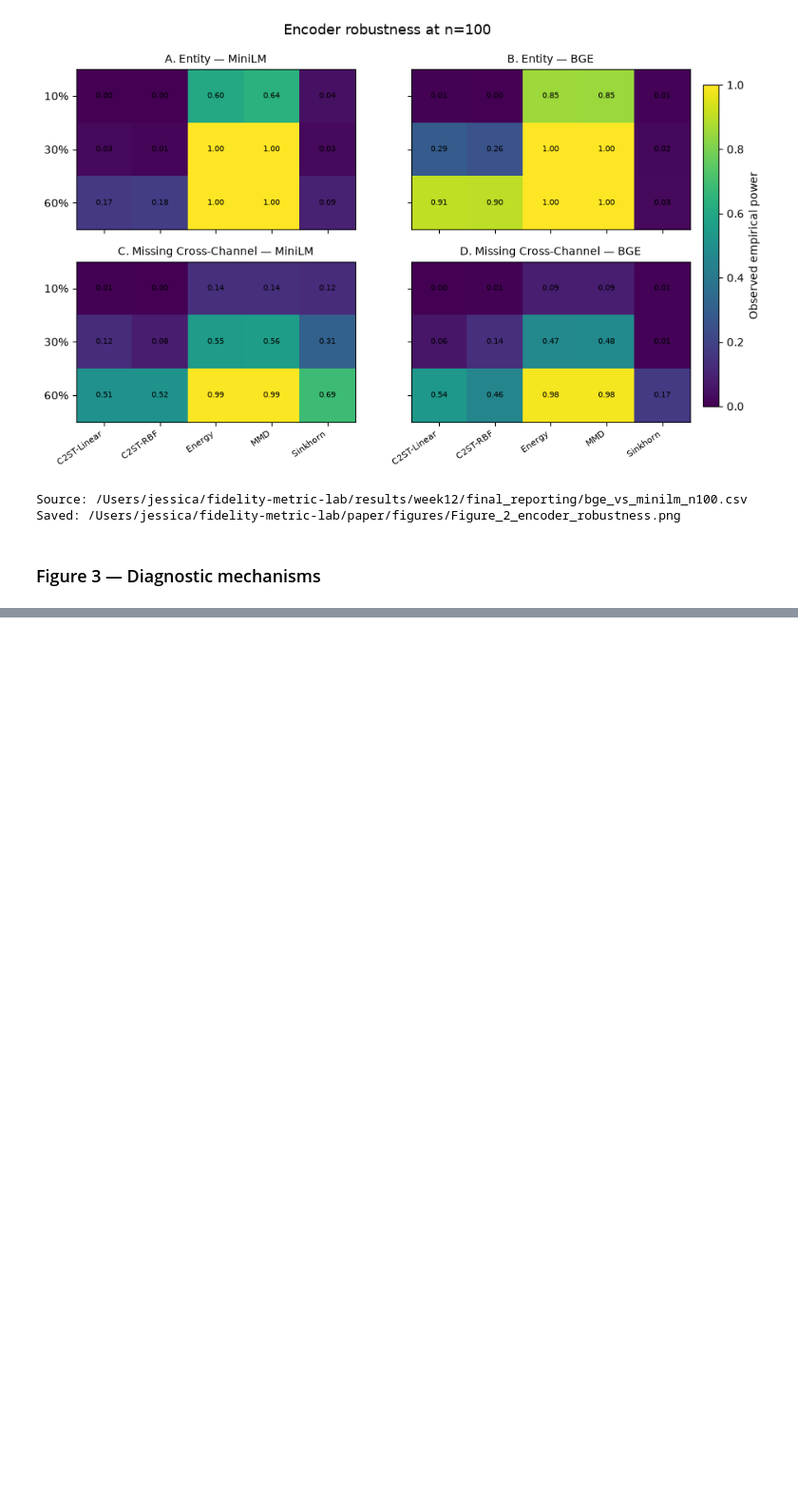
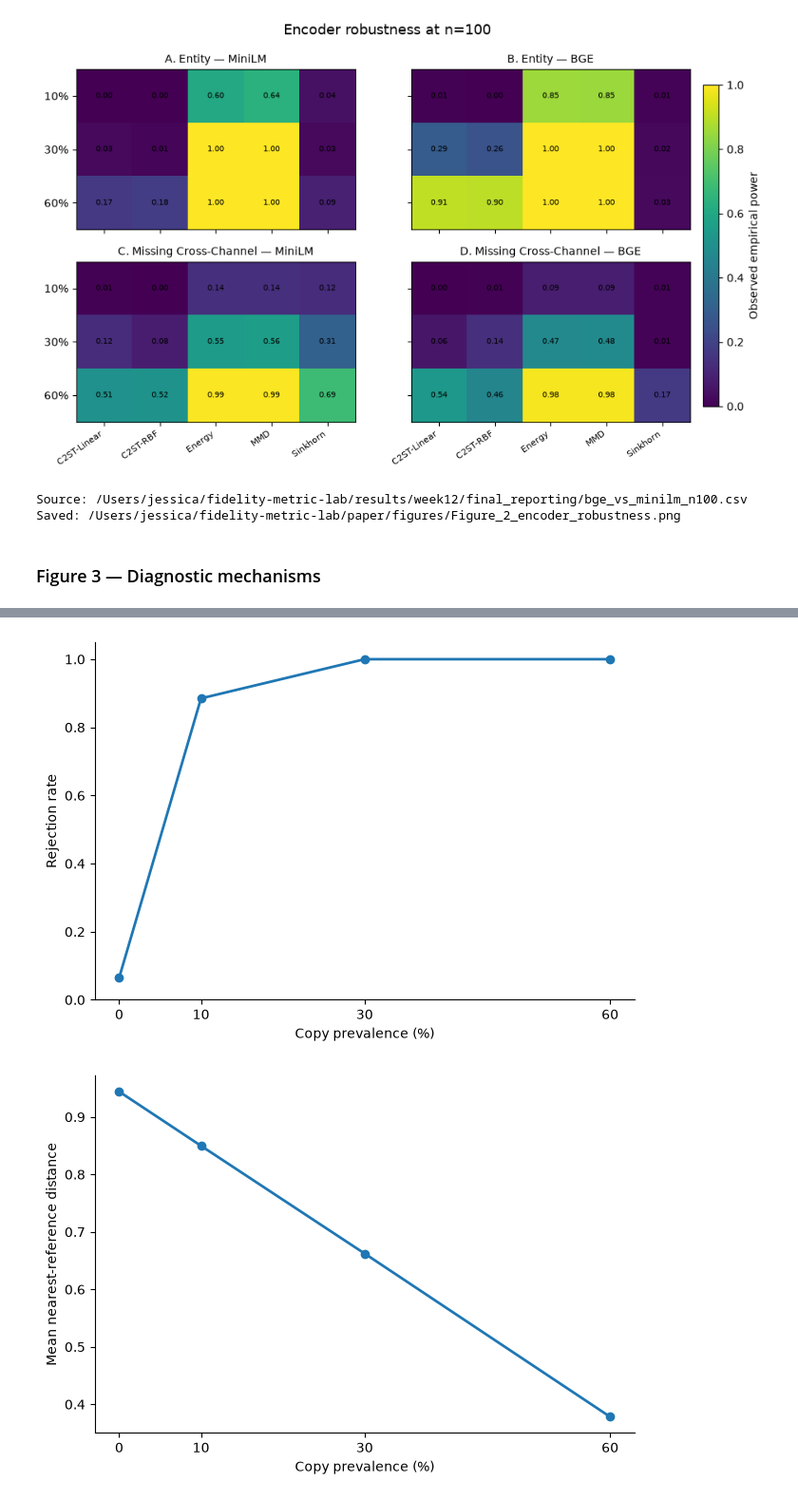
Before and after one commit to Jessica1158/fidelity-metric-lab, a Jupyter notebook: notebooks/14_final_figures_and_tables.ipynb, the cells around one changed output, grey strips where cells are left out. Shown at 95% size. Saved outputs shown, nothing was run; the diff lists cells and outputs as text; code cells hidden in the pictures; blank space fills up the shorter version.

```diff
--- a/notebooks/14_final_figures_and_tables.ipynb
+++ b/notebooks/14_final_figures_and_tables.ipynb
@@ -399,0 +901,44 @@ print(f"\nElapsed: {time.perf_counter()-T0:.1f} s")
+# %%
+from pathlib import Path
+import pandas as pd
+import matplotlib.pyplot as plt
+
+ROOT = Path("..").resolve()
+W7 = ROOT / "results/week7"
+OUT = ROOT / "paper/figures"
+OUT.mkdir(parents=True, exist_ok=True)
+
+df = pd.read_csv(W7 / "data_copying_power_summary.csv")
+df["prevalence"] = df["severity"] * 100
+
+# Panel A — rejection rate
+fig, ax = plt.subplots(figsize=(6.5, 4.5))
+ax.plot(df["prevalence"], df["rejection_rate"], marker="o", linewidth=2)
+ax.set_xlabel("Copy prevalence (%)")
+ax.set_ylabel("Rejection rate")
+ax.set_xticks([0, 10, 30, 60])
+ax.set_ylim(0, 1.05)
+ax.spines["top"].set_visible(False)
+ax.spines["right"].set_visible(False)
+
+plt.tight_layout()
+plt.savefig(OUT / "Figure_F3A_data_copying_power.png",
+            dpi=300, bbox_inches="tight")
+plt.show()
+
+# Panel B — nearest-reference distance
+fig, ax = plt.subplots(figsize=(6.5, 4.5))
+ax.plot(df["prevalence"], df["mean_distance_Q"], marker="o", linewidth=2)
+ax.set_xlabel("Copy prevalence (%)")
+ax.set_ylabel("Mean nearest-reference distance")
+ax.set_xticks([0, 10, 30, 60])
+ax.spines["top"].set_visible(False)
+ax.spines["right"].set_visible(False)
+
+plt.tight_layout()
+plt.savefig(OUT / "Figure_F3B_data_copying_distance.png",
+            dpi=300, bbox_inches="tight")
+plt.show()
+# %% [output]
+[figure, added]
+[figure, added]
```
Also changed, not shown: parts of 10 cells of this notebook, 3 other files.
